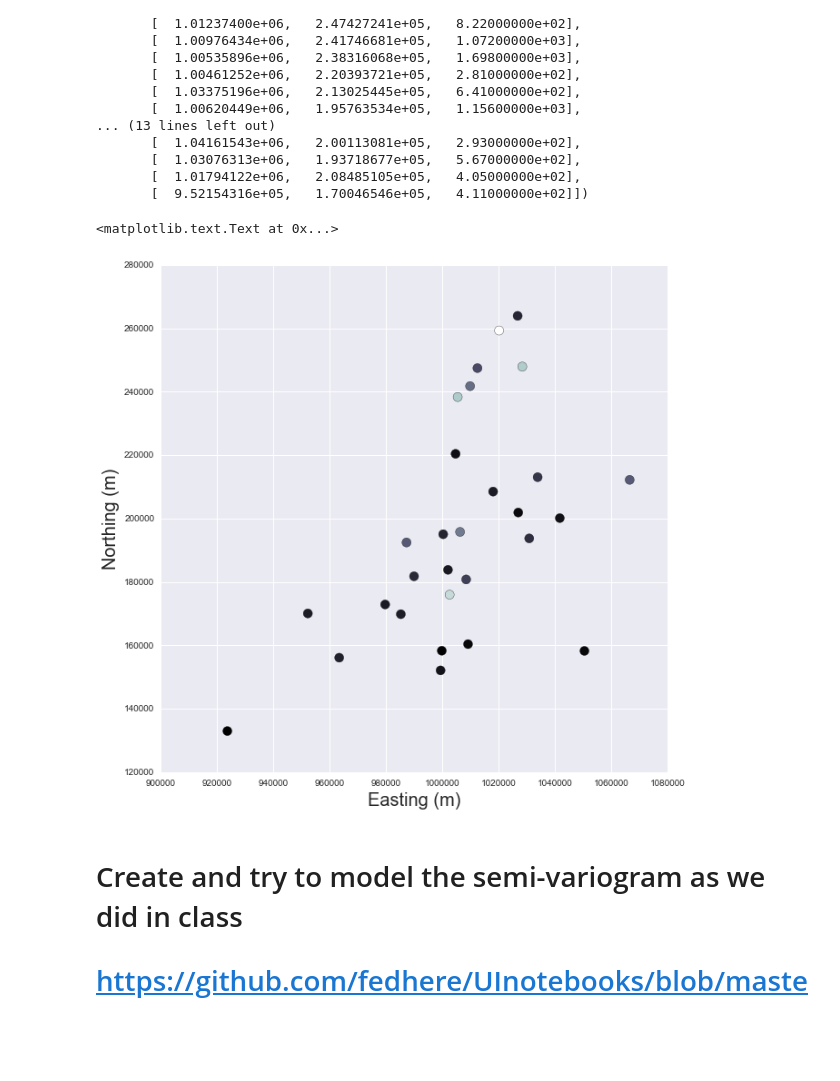
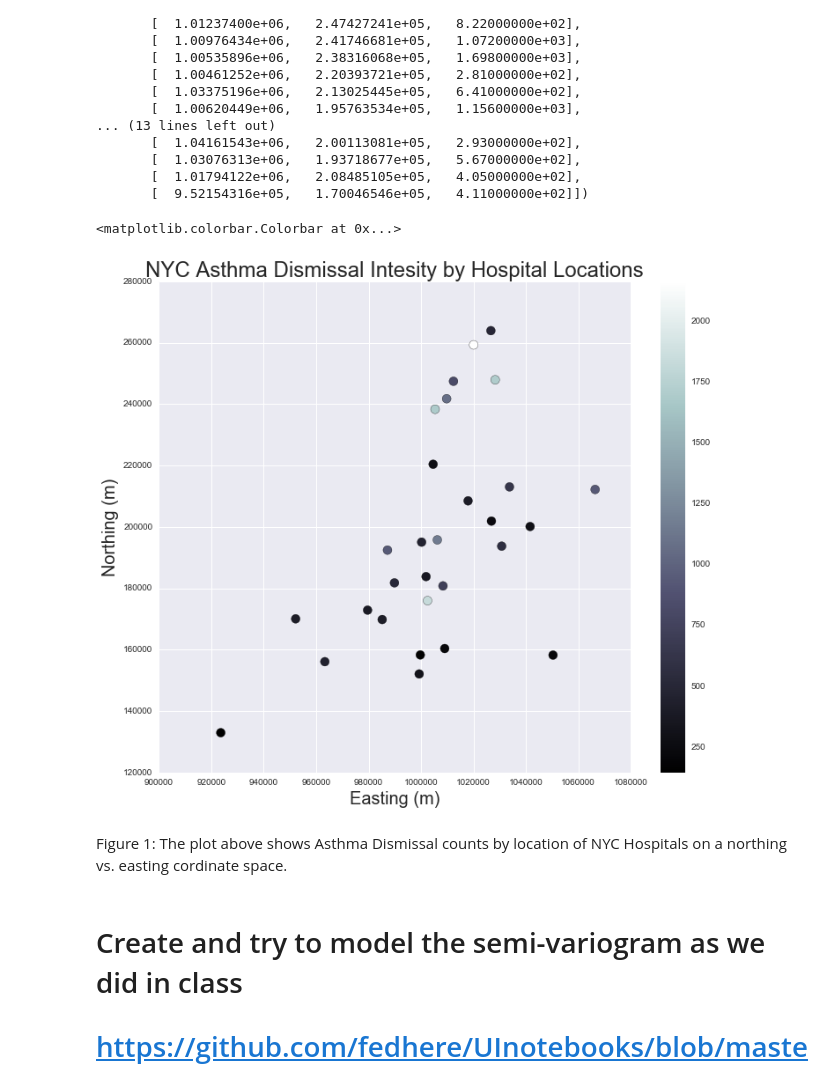
Before and after one commit to cor215/PUI2016_cor215, a Jupyter notebook: HW12_cor215/Homework_12_Assignment_1_cor215.ipynb, the cells around one changed output. Cells and saved outputs as stored; diff of their text form; code cells hidden in the pictures; blank space fills up the shorter version.

```diff
--- a/HW12_cor215/Homework_12_Assignment_1_cor215.ipynb
+++ b/HW12_cor215/Homework_12_Assignment_1_cor215.ipynb
@@ -147,13 +147,18 @@ array([[  1.00191287e+06,   1.83803113e+05,   3.76000000e+02],
        [  1.01794122e+06,   2.08485105e+05,   4.05000000e+02],
        [  9.52154316e+05,   1.70046546e+05,   4.11000000e+02]])
 # %%
-plt.figure(figsize=(10,10))
+plt.figure(figsize=(12,10))
 plt.scatter(krigdata[:,0], krigdata[:,1], c=krigdata[:,2], s=100, cmap='bone')
+#zip_shape.plot(figsize=(10,10))
 plt.xlabel("Easting (m)", fontsize=20)
 plt.ylabel("Northing (m)", fontsize=20)
+plt.title('NYC Asthma Dismissal Intesity by Hospital Locations', fontsize=24)
+plt.colorbar()
 # %% [output]
-<matplotlib.text.Text at 0x...>
+<matplotlib.colorbar.Colorbar at 0x...>
-[figure, old version]
+[figure, new version]
+# %% [markdown]
+Figure 1: The plot above shows Asthma Dismissal counts by location of NYC Hospitals on a northing vs. easting cordinate space.
 # %% [markdown]
 # Create and try to model the semi-variogram as we did in class
 # https://github.com/fedhere/UInotebooks/blob/master/kriging/kriging_porosity.ipynb
```
Also changed, not shown: parts of 2 cells of this notebook.
